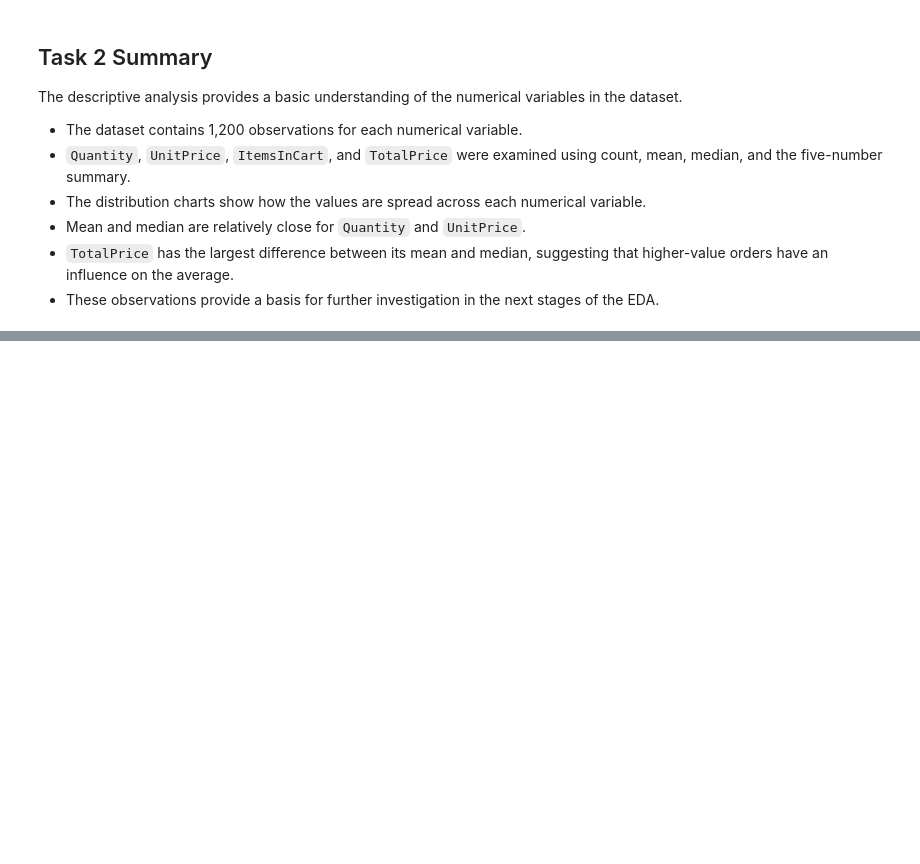
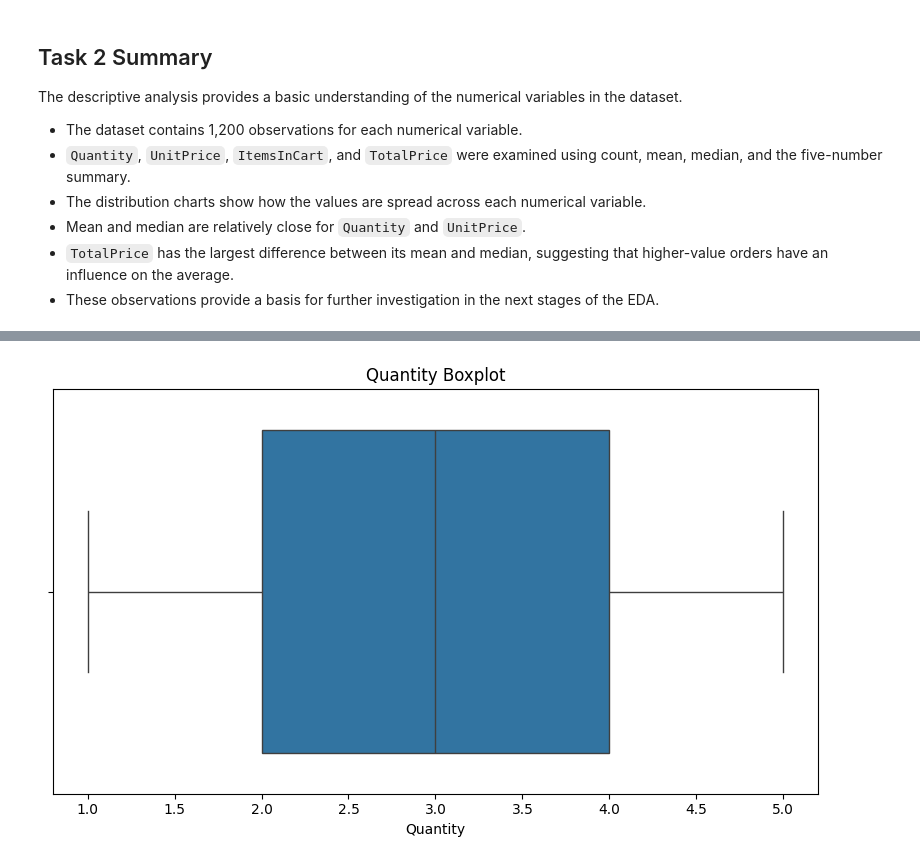
Before and after one commit to francisparwez/exploratory-data-analysis, a Jupyter notebook: notebooks/exploratory_data_analysis.ipynb, the cells around one changed output, grey strips where cells are left out. Saved outputs shown, nothing was run; the diff lists cells and outputs as text; code cells hidden in the pictures; blank space fills up the shorter version.

```diff
--- a/notebooks/exploratory_data_analysis.ipynb
+++ b/notebooks/exploratory_data_analysis.ipynb
@@ -288,0 +812,13 @@ The descriptive analysis provides a basic understanding of the numerical variabl
+# %%
+plt.figure(figsize=(8, 5))
+
+sns.boxplot(x=df["Quantity"])
+
+plt.title("Quantity Boxplot")
+plt.xlabel("Quantity")
+
+plt.tight_layout()
+plt.savefig("../images/07_boxplot_quantity.png", dpi=300)
+plt.show()
+# %% [output]
+[figure, added]
```
Also changed, not shown: parts of 89 cells of this notebook, 10 other files.
